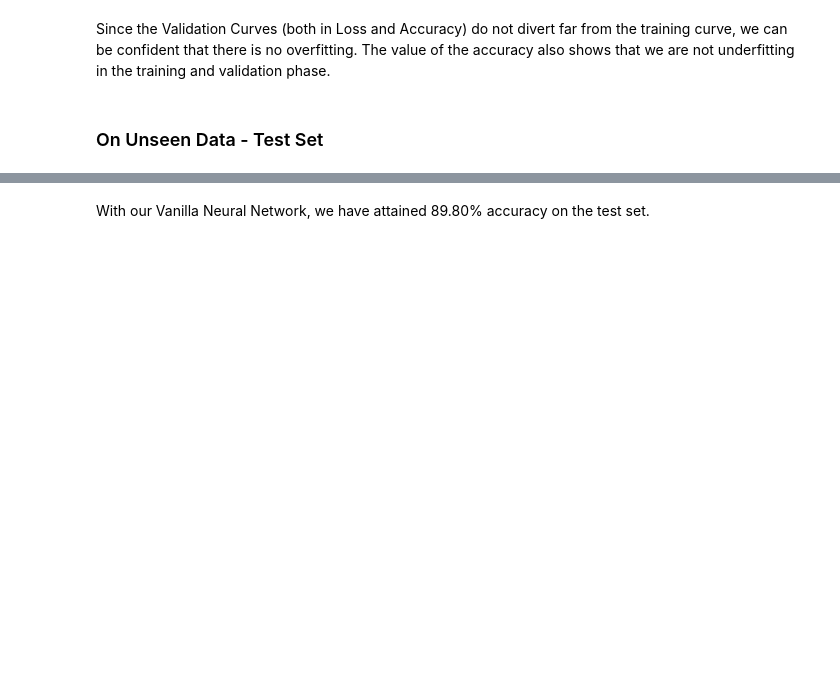
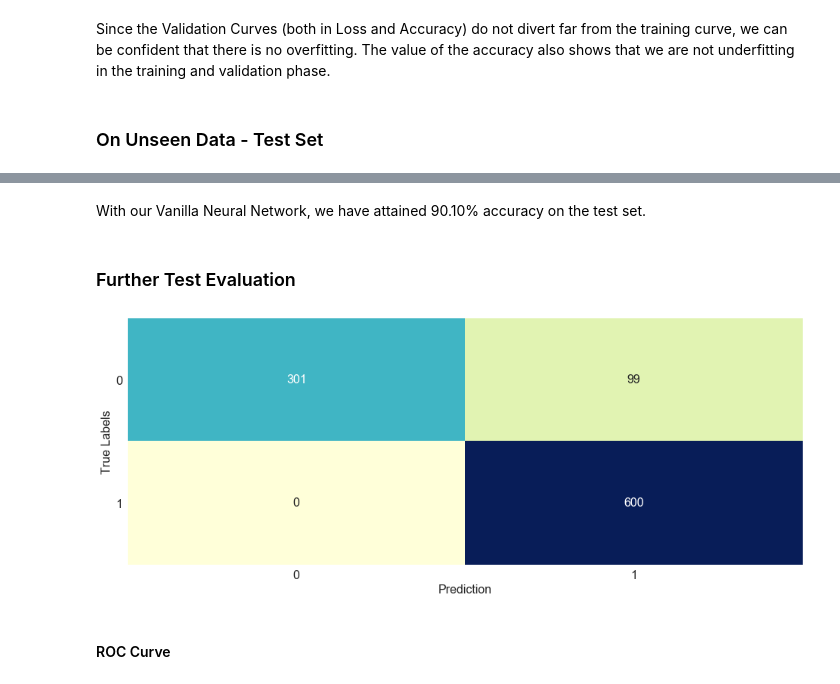
Before and after one commit to celsovillano/ANN, a Jupyter notebook: Sample Codes/LoanDefaultPrediction.ipynb, the cells around one changed output, grey strips where cells are left out. Cells and saved outputs as stored; diff of their text form; code cells hidden in the pictures; blank space fills up the shorter version.

Commit message:
Finalized the sample notebook for loan default prediction. Added additional test evaluation.

```diff
--- a/Sample Codes/LoanDefaultPrediction.ipynb
+++ b/Sample Codes/LoanDefaultPrediction.ipynb
@@ -236,2 +249,35 @@ test_loss, test_acc = model.evaluate(X_test,  y_test, verbose=2)
 # %% [markdown]
-With our Vanilla Neural Network, we have attained 89.80% accuracy on the test set.
+With our Vanilla Neural Network, we have attained 90.10% accuracy on the test set.
+# %% [markdown]
+### Further Test Evaluation
+# %%
+def predict(mod, test, threshold = 0.5):
+    """Takes in the trained the model and predict and the X_test set and outputs
+    the predicted classification using the set threshold
+
+    Returns:
+    --------
+    pred - np.array, the predicted classes for test
+    prob - np.array, the predicted probabilities
+    """
+    # Prediction Probability
+    prob = mod.predict(test)
+
+    # Convert based on threshold
+    pred = np.copy(prob)
+    pred[pred > threshold] = 1
+    pred[pred < threshold] = 0
+
+    return pred.astype(int).flatten(), prob.flatten()
+# %%
+y_test_pred, y_test_prob = predict(model, X_test)
+# %%
+sns.heatmap(confusion_matrix(y_test, y_test_pred), cbar = False, annot=True, fmt='d', cmap = 'YlGnBu')
+plt.xlabel('Prediction')
+plt.ylabel('True Labels')
+plt.yticks(rotation=0)
+plt.show()
+# %% [output]
+[figure, added]
+# %% [markdown]
+#### ROC Curve
```
Also changed, not shown: parts of 7 cells of this notebook.
